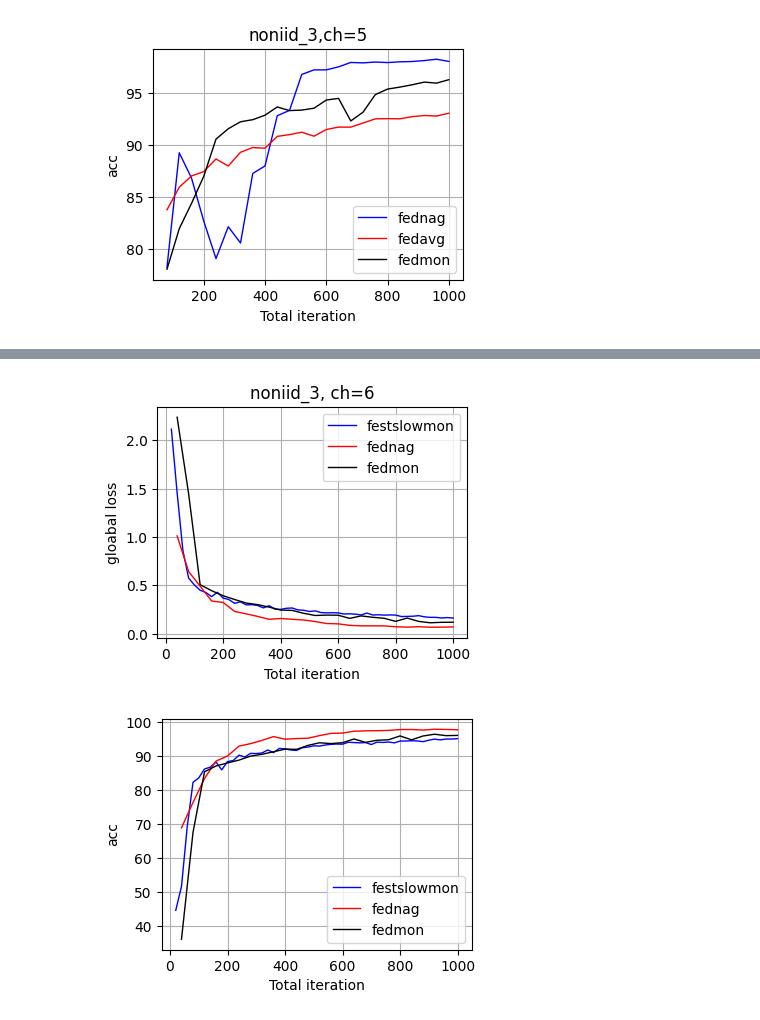
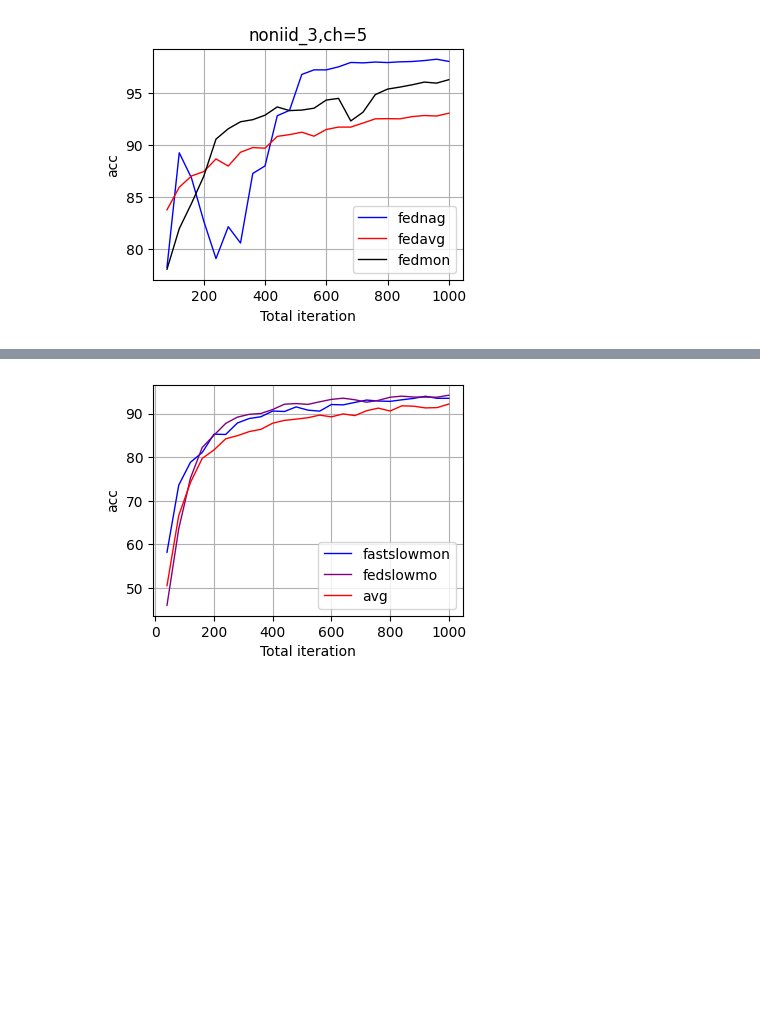
Before and after one commit to Gooooooogo/fedml, a Jupyter notebook: FedPlot.ipynb, the cells around one changed output, grey strips where cells are left out. Drawn from its saved outputs; the diff is of its cells as text; code cells hidden in the pictures; blank space fills up the shorter version.

```diff
--- a/FedPlot.ipynb
+++ b/FedPlot.ipynb
@@ -320,28 +337,43 @@ plt.show()  # 显示图形
 # %%
-plt.figure(figsize=(4, 3))  # 设置图形大小
-plt.plot(sheet_data['noniid_3.6_fastslowmon']['column2'], sheet_data['noniid_3.6_fastslowmon']['column4'], label='festslowmon', color='blue', linewidth=1)  # 绘制折线图
-plt.plot(sheet_data['noniid_3.6_fednag']['column2'], sheet_data['noniid_3.6_fednag']['column4'], label='fednag', color='red', linewidth=1)  # 绘制折线图
-plt.plot(sheet_data['noniid_3.6_fedmon']['column2'], sheet_data['noniid_3.6_fedmon']['column4'], label='fedmon', color='black', linewidth=1)  # 绘制折线图
-plt.title('noniid_3, ch=6')  # 设置标题
-plt.xlabel('Total iteration')  # 设置X轴标签
-plt.ylabel('gloabal loss')  # 设置Y轴标签
-plt.legend()  # 显示图例
-plt.grid(True)  # 显示网格线
-plt.show()  # 显示图形
+import matplotlib.pyplot as plt
+import pandas as pd
 
+# 读取Excel文件
+xls_file = pd.ExcelFile('result_all_noniid.xlsx')
+
+# 获取所有sheet的名称
+sheet_names = xls_file.sheet_names
+
+# 初始化存储第二列和第五列数据的字典
+sheet_data = {}
+
+for sheet_name in sheet_names:
+    # 读取特定sheet的数据
+    df = pd.read_excel(xls_file, sheet_name=sheet_name)
+
+    # 获取第二列和第五列的数据
+    column2_data = df.iloc[:, 1].tolist()  # 第二列
+    column4_data = df.iloc[:, 3].tolist()  # 第四列
+    column5_data = df.iloc[:, 4].tolist()
+    # 存储数据
+    sheet_data[sheet_name] = {
+        'column2': column2_data,
+        'column4': column4_data,
+        'column5': column5_data
+    }
 
 
 
 plt.figure(figsize=(4, 3))  # 设置图形大小
-plt.plot(sheet_data['noniid_3.6_fastslowmon']['column2'], sheet_data['noniid_3.6_fastslowmon']['column5'], label='festslowmon', color='blue', linewidth=1)  # 绘制折线图
-plt.plot(sheet_data['noniid_3.6_fednag']['column2'], sheet_data['noniid_3.6_fednag']['column5'], label='fednag', color='red', linewidth=1)  # 绘制折线图
-plt.plot(sheet_data['noniid_3.6_fedmon']['column2'], sheet_data['noniid_3.6_fedmon']['column5'], label='fedmon', color='black', linewidth=1)  # 绘制折线图
+plt.plot(sheet_data['noniid_3.6fastslowmo']['column2'], sheet_data['noniid_3.6fastslowmo']['column5'], label='fastslowmon', color='blue', linewidth=1)  # 绘制折线图
+plt.plot(sheet_data['noniid_3.6fedslowmo']['column2'], sheet_data['noniid_3.6fedslowmo']['column5'], label='fedslowmo', color='purple', linewidth=1)  # 绘制折线图
+plt.plot(sheet_data['noniid_3.6fedavg']['column2'], sheet_data['noniid_3.6fedavg']['column5'], label='avg', color='red', linewidth=1)  # 绘制折线图
+#plt.plot(sheet_data['noniid_3.3_fedmon']['column2'], sheet_data['noniid_3.3_fedmon']['column5'], label='fedmon', color='black', linewidth=1)  # 绘制折线图
 plt.xlabel('Total iteration')  # 设置X轴标签
 plt.ylabel('acc')  # 设置Y轴标签
 plt.legend()  # 显示图例
 plt.grid(True)  # 显示网格线
 plt.show()  # 显示图形
 # %% [output]
-[figure, old version]
+[figure, new version]
-[figure, removed]
 # %%
```
Also changed, not shown: parts of 6 cells of this notebook, 14 other files.
